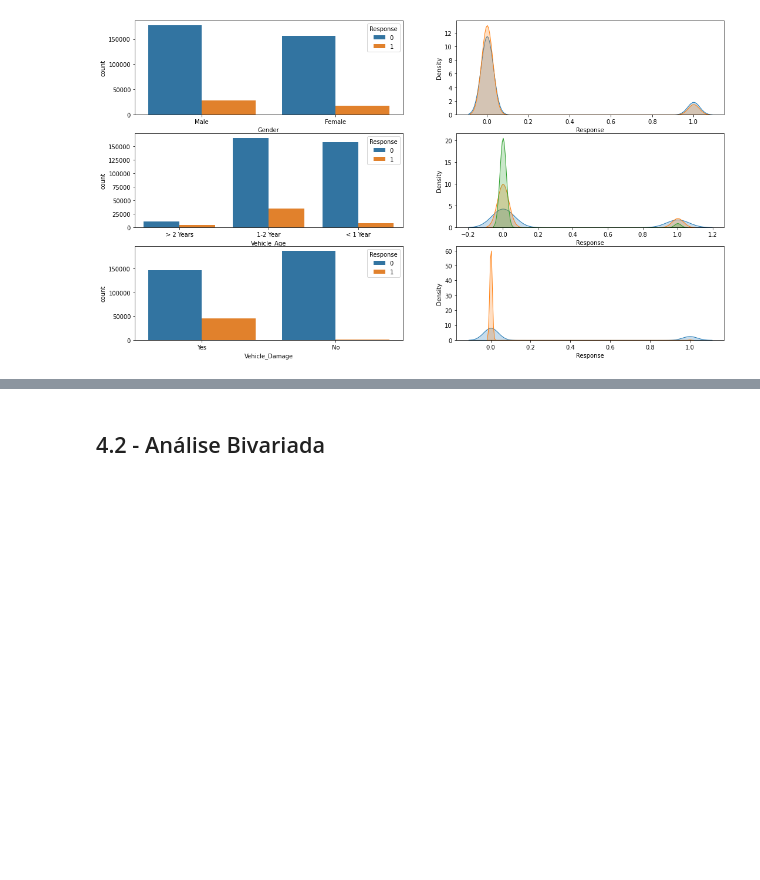
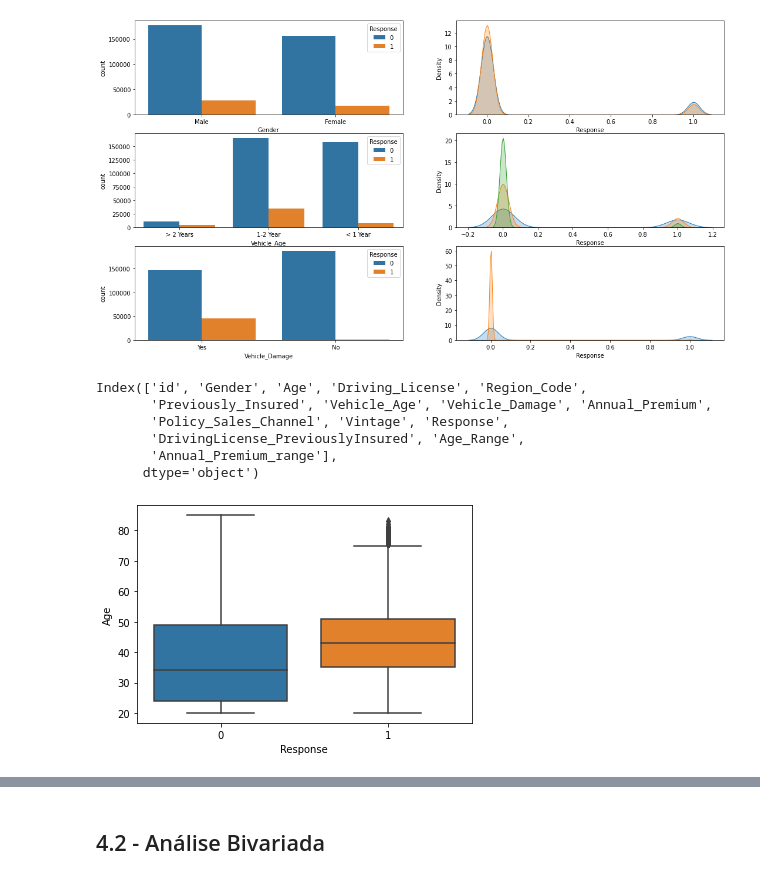
Before and after one commit to marcoaurelio5/Data-Science, a Jupyter notebook: health insurance cross sell prediction/Health Insurance Cross Sell Prediction.ipynb, the cells around one changed output, grey strips where cells are left out. Saved outputs shown, nothing was run; the diff lists cells and outputs as text; code cells hidden in the pictures; blank space fills up the shorter version.

```diff
--- a/health insurance cross sell prediction/Health Insurance Cross Sell Prediction.ipynb
+++ b/health insurance cross sell prediction/Health Insurance Cross Sell Prediction.ipynb
@@ -248,3 +280,17 @@ sns.kdeplot(df[df['Vehicle_Damage'] == 'Yes']['Response'], label='Yes', shade=Tr
 sns.kdeplot(df[df['Vehicle_Damage'] == 'No']['Response'],  label='No', shade=True);
 # %% [output]
 [figure]
+# %%
+df.columns
+# %% [output]
+Index(['id', 'Gender', 'Age', 'Driving_License', 'Region_Code',
+       'Previously_Insured', 'Vehicle_Age', 'Vehicle_Damage', 'Annual_Premium',
+       'Policy_Sales_Channel', 'Vintage', 'Response',
+       'DrivingLicense_PreviouslyInsured', 'Age_Range',
+       'Annual_Premium_range'],
+      dtype='object')
+# %%
+# Gender
+sns.boxplot(x='Response', y='Age', data=df);
+# %% [output]
+[figure, added]
```
Also changed, not shown: parts of 65 cells of this notebook.
